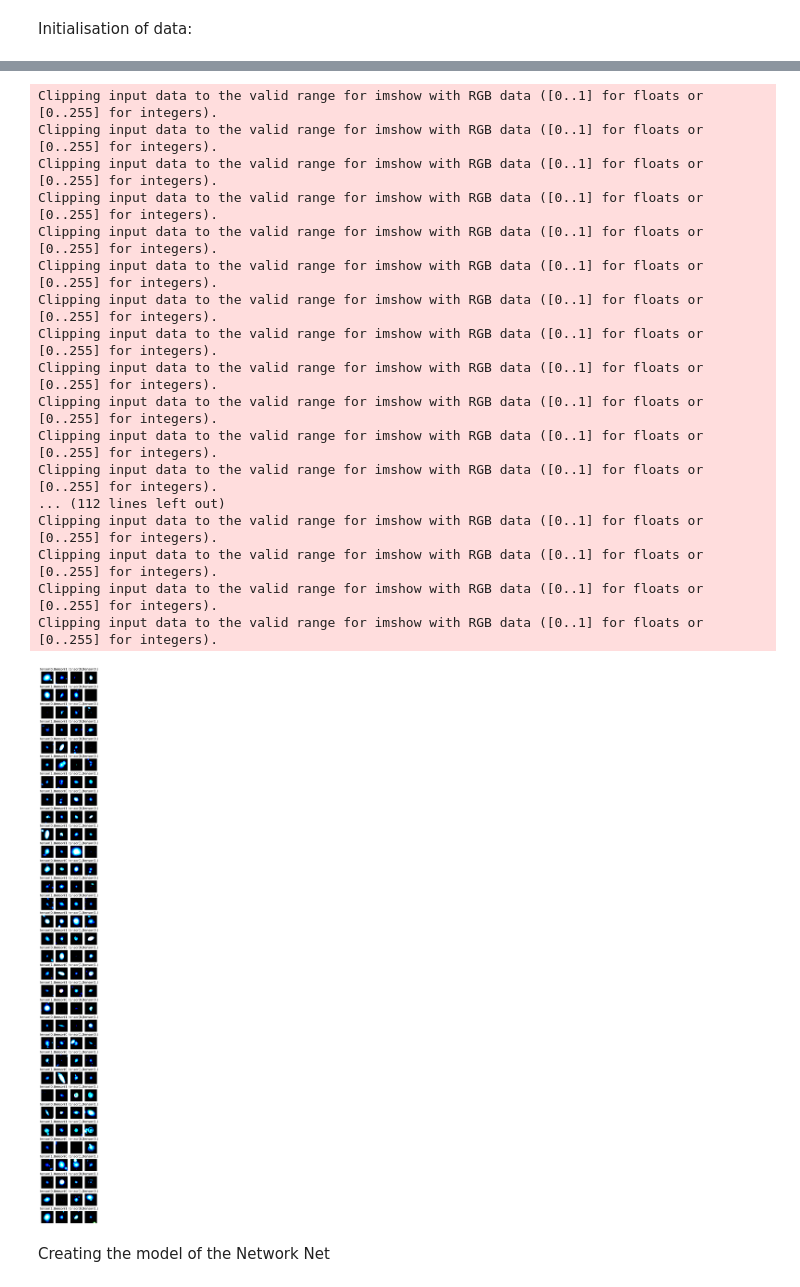
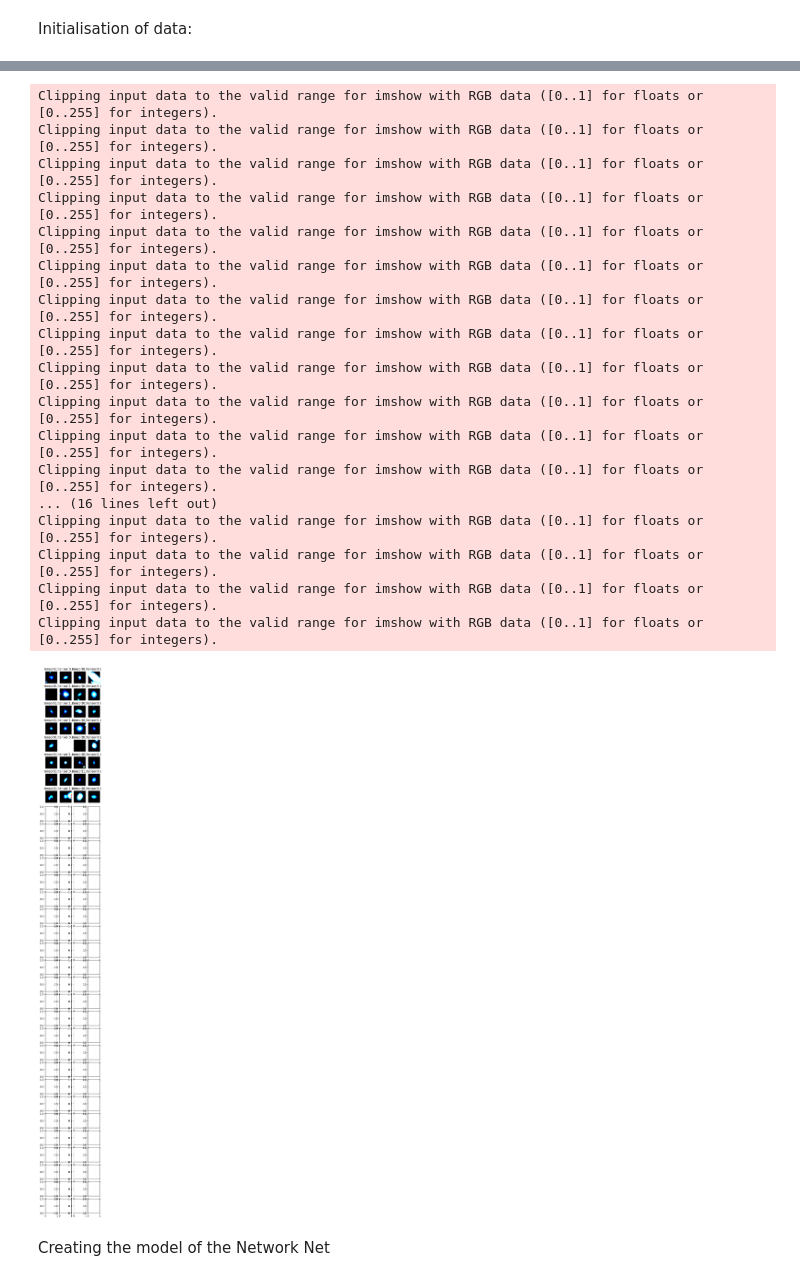
Before and after one commit to sonya-collab/grav-lensing, a Jupyter notebook: concoction_of_code.ipynb, the cells around one changed output, grey strips where cells are left out. Saved outputs shown, nothing was run; the diff lists cells and outputs as text; code cells hidden in the pictures.

```diff
--- a/concoction_of_code.ipynb
+++ b/concoction_of_code.ipynb
@@ -96,9 +96,9 @@ print('validation dataset:', len(validation_dataset))
 #-> 1: image, 2:pixel number, 3: which of the 3 channels
 
 #trainloader
-trainloader = torch.utils.data.DataLoader(train_dataset, batch_size=128, shuffle=True)
-testloader = torch.utils.data.DataLoader(test_dataset, batch_size=128, shuffle=True)
-validationloader = torch.utils.data.DataLoader(validation_dataset, batch_size=128, shuffle=True)
+trainloader = torch.utils.data.DataLoader(train_dataset, batch_size=32, shuffle=True)
+testloader = torch.utils.data.DataLoader(test_dataset, batch_size=32, shuffle=True)
+validationloader = torch.utils.data.DataLoader(validation_dataset, batch_size=32, shuffle=True)
 #%store trainloader #magic command to store the variable so that we can use it later
 classes=('lens', 'nonlens')
 
@@ -153,21 +153,21 @@ Std of the image: [1.53896578 4.860292   8.96635264]
 Clipping input data to the valid range for imshow with RGB data ([0..1] for floats or [0..255] for integers).
 Clipping input data to the valid range for imshow with RGB data ([0..1] for floats or [0..255] for integers).
 Clipping input data to the valid range for imshow with RGB data ([0..1] for floats or [0..255] for integers).
 Clipping input data to the valid range for imshow with RGB data ([0..1] for floats or [0..255] for integers).
 Clipping input data to the valid range for imshow with RGB data ([0..1] for floats or [0..255] for integers).
 Clipping input data to the valid range for imshow with RGB data ([0..1] for floats or [0..255] for integers).
 Clipping input data to the valid range for imshow with RGB data ([0..1] for floats or [0..255] for integers).
 Clipping input data to the valid range for imshow with RGB data ([0..1] for floats or [0..255] for integers).
 Clipping input data to the valid range for imshow with RGB data ([0..1] for floats or [0..255] for integers).
 Clipping input data to the valid range for imshow with RGB data ([0..1] for floats or [0..255] for integers).
 Clipping input data to the valid range for imshow with RGB data ([0..1] for floats or [0..255] for integers).
 Clipping input data to the valid range for imshow with RGB data ([0..1] for floats or [0..255] for integers).
-... (112 lines left out)
+... (16 lines left out)
 Clipping input data to the valid range for imshow with RGB data ([0..1] for floats or [0..255] for integers).
 Clipping input data to the valid range for imshow with RGB data ([0..1] for floats or [0..255] for integers).
 Clipping input data to the valid range for imshow with RGB data ([0..1] for floats or [0..255] for integers).
 Clipping input data to the valid range for imshow with RGB data ([0..1] for floats or [0..255] for integers).
-[figure, old version]
+[figure, new version]
 # %% [markdown]
 Creating the model of the Network Net
 # %%
```
Also changed, not shown: parts of 7 cells of this notebook.
